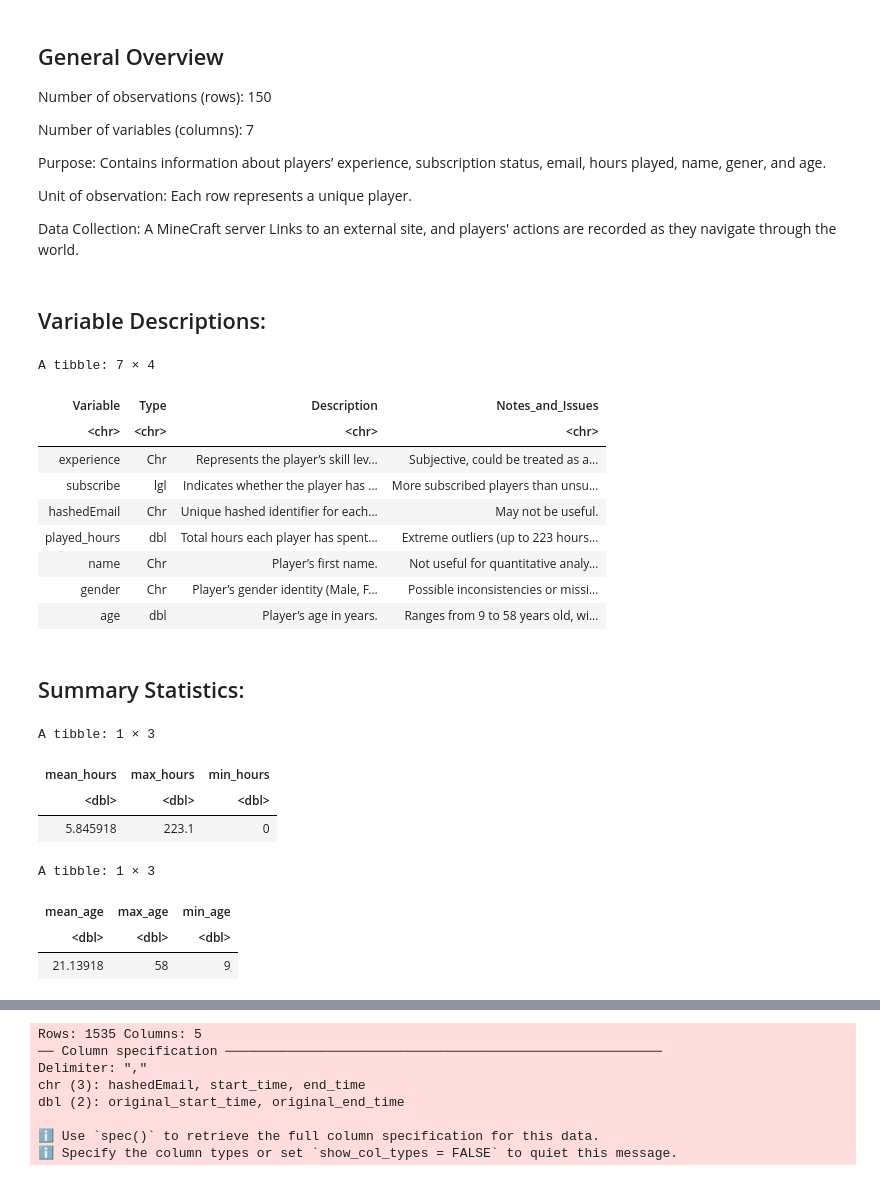
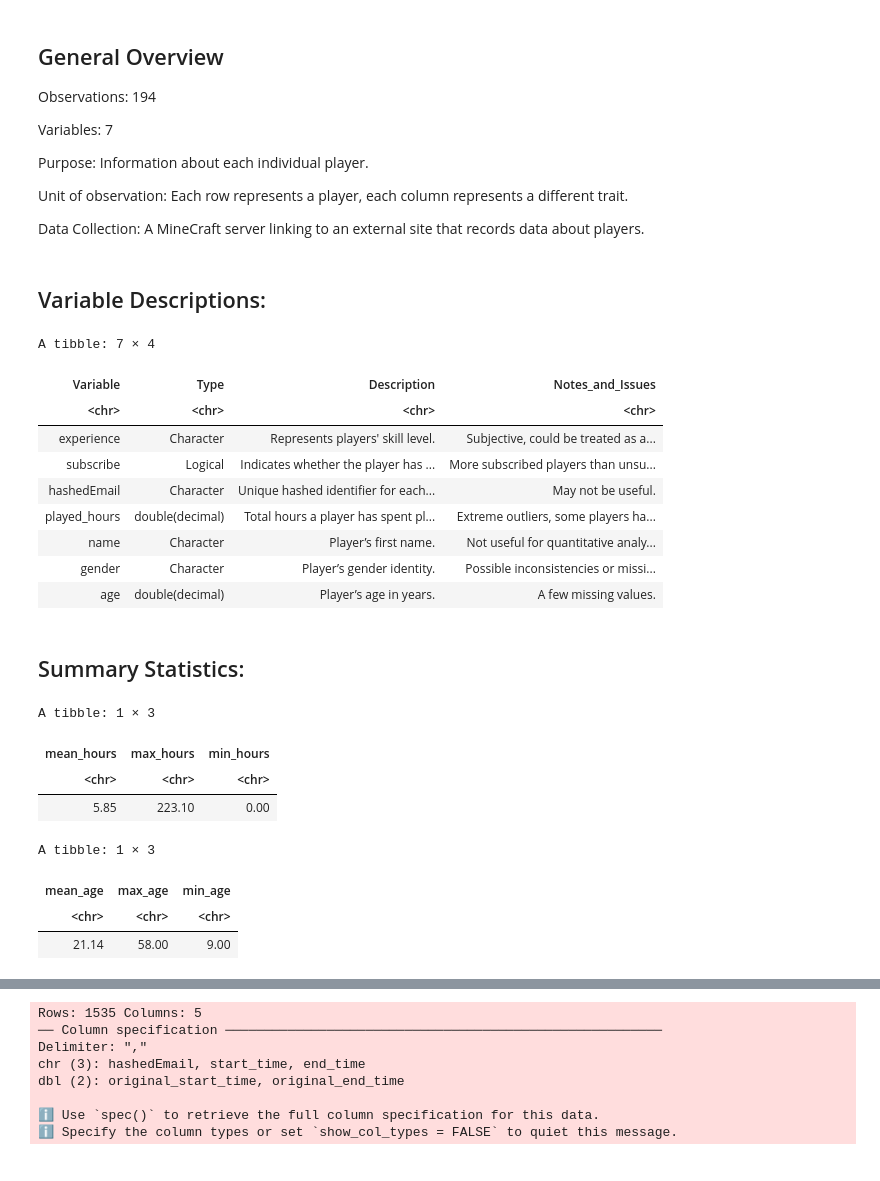
Before and after one commit to Florasuh/individual_project_planning_report, a Jupyter notebook: individual_planning_report.ipynb, the cells around one changed output, grey strips where cells are left out. Drawn from its saved outputs; the diff is of its cells as text; code cells hidden in the pictures.

```diff
--- a/individual_planning_report.ipynb
+++ b/individual_planning_report.ipynb
@@ -23,73 +61,72 @@ players
 # %% [markdown]
 ## General Overview
 
-Number of observations (rows): 150
+Observations: 194
 
-Number of variables (columns): 7
+Variables: 7
 
-Purpose: Contains information about players’ experience, subscription status, email, hours played, name, gener, and age.
+Purpose: Information about each individual player.
 
-Unit of observation: Each row represents a unique player.
+Unit of observation: Each row represents a  player, each column represents a different trait.
 
-Data Collection: A MineCraft server Links to an external site, and players' actions are recorded as they navigate through the world.
+Data Collection: A MineCraft server linking to an external site that records data about players.
 # %% [markdown]
 ## Variable Descriptions:
 # %%
 
-variable_descriptions <- tibble(
+variable_descriptions_players <- tibble(
     Variable = c("experience", "subscribe", "hashedEmail", "played_hours", "name", "gender", "age"),
-    Type = c("Chr", "lgl", "Chr", "dbl", "Chr", "Chr", "dbl"),
-    Description = c("Represents the player’s skill level (Beginner, Amateur, Regular, Veteran, Pro).",
-                    "Indicates whether the player has an active subscription (TRUE for subscribed, FALSE for not).",
+    Type = c("Character", "Logical", "Character", "double(decimal)", "Character", "Character", "double(decimal)"),
+    Description = c("Represents players' skill level.",
+                    "Indicates whether the player has an active subscription.",
                     "Unique hashed identifier for each player’s email address.",
-                    "Total hours each player has spent playing.",
+                    "Total hours a player has spent playing.",
                     "Player’s first name.",
-                    "Player’s gender identity (Male, Female, Non-binary, Two-Spirited, Agender, Prefer not to say, Other).",
+                    "Player’s gender identity.",
                     "Player’s age in years."),
-  Notes_and_Issues = c("Subjective, could be treated as an ordered variable, some categories may be underrepresented.",
+  Notes_and_Issues = c("Subjective, could be treated as an ordered variable, some categories underrepresented.",
                        "More subscribed players than unsubscribed.",
                        "May not be useful.",
-                       "Extreme outliers (up to 223 hours), some players have values near zero.",
+                       "Extreme outliers, some players have values near zero.",
                        "Not useful for quantitative analysis.",
                        "Possible inconsistencies or missing entries.",
-                       "Ranges from 9 to 58 years old, with a few missing values."))
+                       "A few missing values."))
 
-variable_descriptions
+variable_descriptions_players
 # %% [output]
 A tibble: 7 × 4
 | Variable | Type | Description | Notes_and_Issues |
 | <chr> | <chr> | <chr> | <chr> |
-| experience | Chr | Represents the player’s skill lev... | Subjective, could be treated as a... |
-| subscribe | lgl | Indicates whether the player has ... | More subscribed players than unsu... |
-| hashedEmail | Chr | Unique hashed identifier for each... | May not be useful. |
-| played_hours | dbl | Total hours each player has spent... | Extreme outliers (up to 223 hours... |
-| name | Chr | Player’s first name. | Not useful for quantitative analy... |
-| gender | Chr | Player’s gender identity (Male, F... | Possible inconsistencies or missi... |
-| age | dbl | Player’s age in years. | Ranges from 9 to 58 years old, wi... |
+| experience | Character | Represents players' skill level. | Subjective, could be treated as a... |
+| subscribe | Logical | Indicates whether the player has ... | More subscribed players than unsu... |
+| hashedEmail | Character | Unique hashed identifier for each... | May not be useful. |
+| played_hours | double(decimal) | Total hours a player has spent pl... | Extreme outliers, some players ha... |
+| name | Character | Player’s first name. | Not useful for quantitative analy... |
+| gender | Character | Player’s gender identity. | Possible inconsistencies or missi... |
+| age | double(decimal) | Player’s age in years. | A few missing values. |
 # %% [markdown]
-## Summary Statistics: ##
+## Summary Statistics:
 # %%
 hours <- players |>
 summarize(mean_hours = mean(played_hours, na.rm = TRUE),
           max_hours  = max(played_hours, na.rm = TRUE),
-          min_hours  = min(played_hours, na.rm = TRUE))
-
-
+          min_hours  = min(played_hours, na.rm = TRUE)) |>
+mutate(across(everything(), ~format(round(.x, 2), nsmall = 2)))
 hours
 # %% [output]
 A tibble: 1 × 3
 | mean_hours | max_hours | min_hours |
-| <dbl> | <dbl> | <dbl> |
-| 5.845918 | 223.1 | 0 |
+| <chr> | <chr> | <chr> |
+| 5.85 | 223.10 | 0.00 |
 # %%
 age <- players |>
 summarize(mean_age = mean(Age, na.rm = TRUE),
           max_age  = max(Age, na.rm = TRUE),
-          min_age  = min(Age, na.rm = TRUE))
-
+          min_age  = min(Age, na.rm = TRUE))|>
+mutate(across(everything(), ~format(round(.x, 2), nsmall = 2)))
 age
 # %% [output]
 A tibble: 1 × 3
 | mean_age | max_age | min_age |
-| <dbl> | <dbl> | <dbl> |
-| 21.13918 | 58 | 9 |
+| <chr> | <chr> | <chr> |
+| 21.14 | 58.00 | 9.00 |
```
Also changed, not shown: parts of 25 cells of this notebook.
